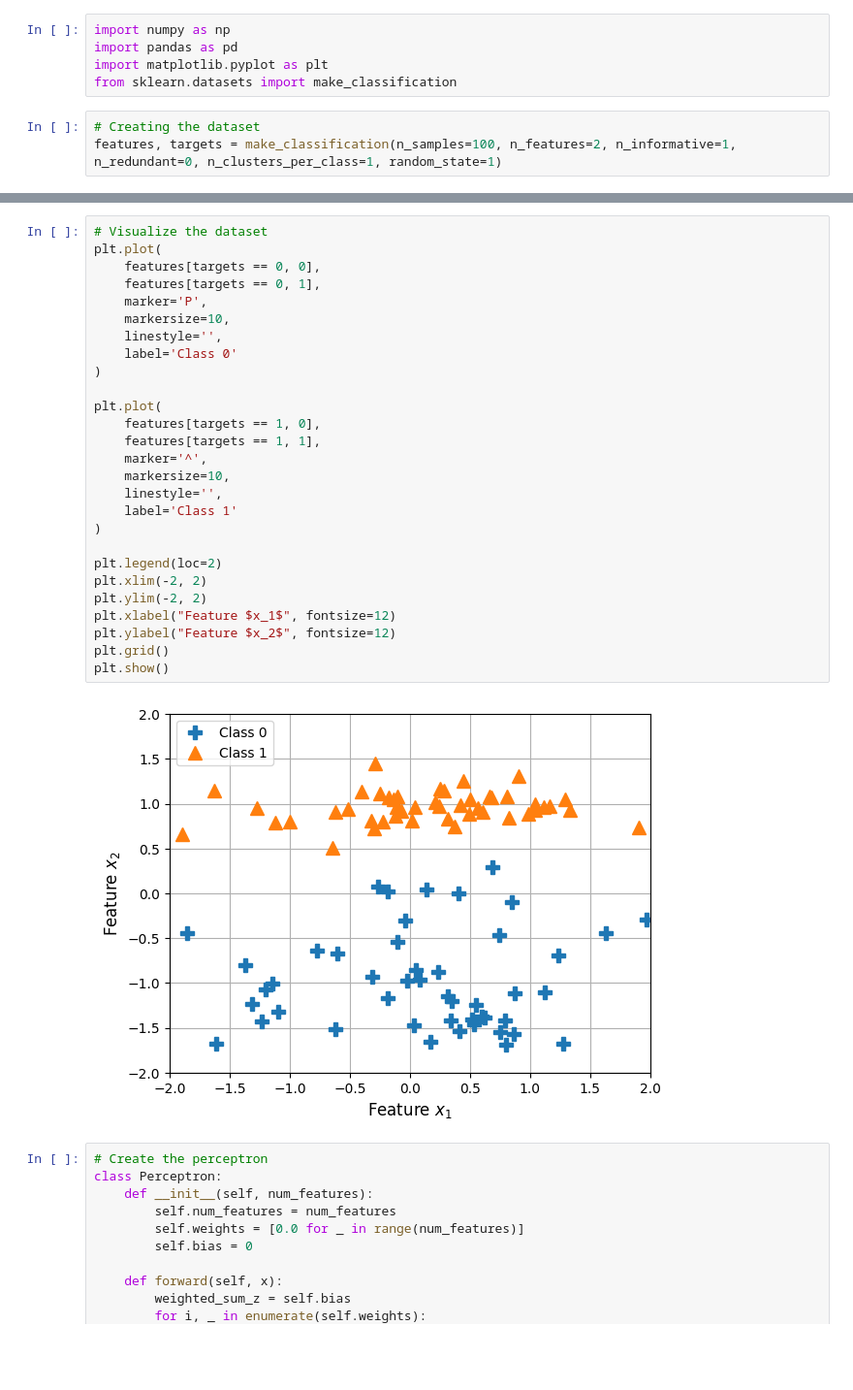
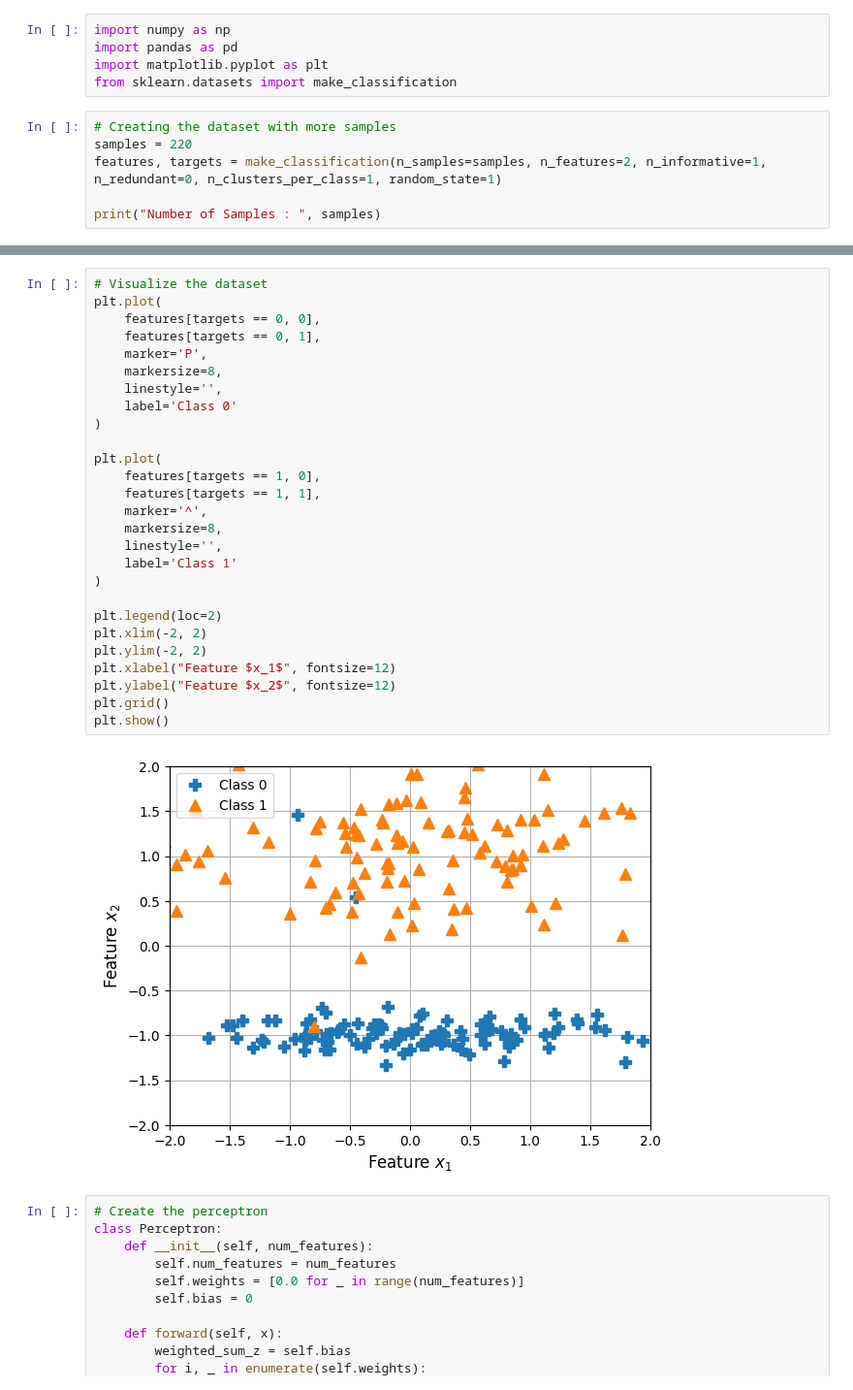
Before and after one commit to DilshanGDT/Learnings-NN_DL_AI, a Jupyter notebook: PA 01/ProgrammingAssignment_1.ipynb, the cells around one changed output, grey strips where cells are left out. Shown: that part at 97% size. Saved outputs shown, nothing was run; the diff lists cells and outputs as text; blank space fills up the shorter version.

```diff
--- a/PA 01/ProgrammingAssignment_1.ipynb
+++ b/PA 01/ProgrammingAssignment_1.ipynb
@@ -4,5 +4,8 @@ import pandas as pd
 import matplotlib.pyplot as plt
 from sklearn.datasets import make_classification
 # %%
-# Creating the dataset
-features, targets = make_classification(n_samples=100, n_features=2, n_informative=1, n_redundant=0, n_clusters_per_class=1, random_state=1)
+# Creating the dataset with more samples
+samples = 220
+features, targets = make_classification(n_samples=samples, n_features=2, n_informative=1, n_redundant=0, n_clusters_per_class=1, random_state=1)
+
+print("Number of Samples : ", samples)
@@ -20,32 +30,32 @@ df.head()
 # %%
 # Visualize the dataset
 plt.plot(
     features[targets == 0, 0],
     features[targets == 0, 1],
     marker='P',
-    markersize=10,
+    markersize=8,
     linestyle='',
     label='Class 0'
 )
 
 plt.plot(
     features[targets == 1, 0],
     features[targets == 1, 1],
     marker='^',
-    markersize=10,
+    markersize=8,
     linestyle='',
     label='Class 1'
 )
 
 plt.legend(loc=2)
 plt.xlim(-2, 2)
 plt.ylim(-2, 2)
 plt.xlabel("Feature $x_1$", fontsize=12)
 plt.ylabel("Feature $x_2$", fontsize=12)
 plt.grid()
 plt.show()
 # %% [output]
-[figure, old version]
+[figure, new version]
 # %%
 # Create the perceptron
 class Perceptron:
```
Also changed, not shown: parts of 6 cells of this notebook.
